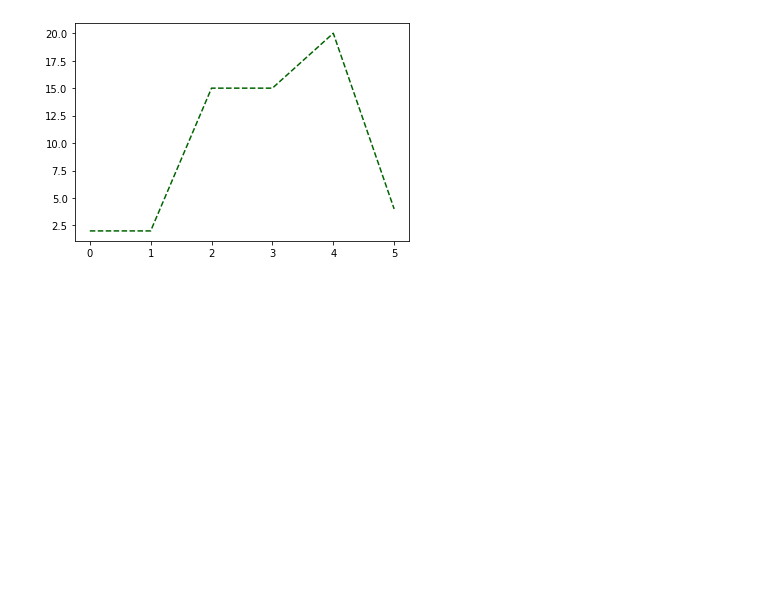
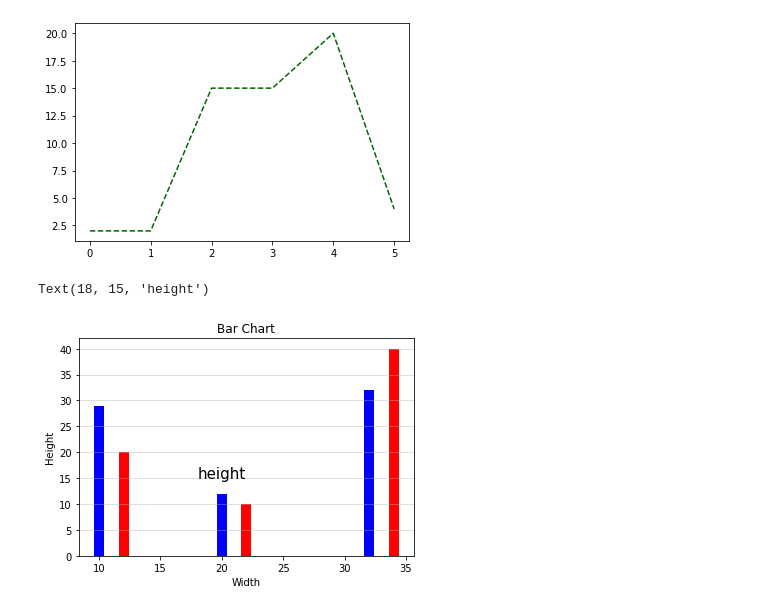
Before and after one commit to ashleyrabanales/8410_Projects, a Jupyter notebook: Lessons/week10.visualizations.ipynb, the cells around one changed output. Drawn from its saved outputs; the diff is of its cells as text; code cells hidden in the pictures; blank space fills up the shorter version.

```diff
--- a/Lessons/week10.visualizations.ipynb
+++ b/Lessons/week10.visualizations.ipynb
@@ -63,3 +64,21 @@ plt.plot(ypoints, linestyle = 'dashed', color='darkgreen') #by default, x starts
 # %% [output]
 [<matplotlib.lines.Line2D at 0x...>]
 [figure]
+# %%
+x = [10, 20,32]
+y = [29, 12, 32]
+
+x2 =[12,22, 34]
+y2 = [20, 10, 40]
+
+plt.bar(x, y, color='blue')
+plt.bar(x2, y2, color = 'red')
+plt.title('Bar Chart')
+plt.ylabel('Height')
+plt.xlabel('Width')
+plt.grid(axis='y', alpha = 0.5)
+
+plt.text(18, 15, "height", size =15)
+# %% [output]
+Text(18, 15, 'height')
+[figure, added]
```
Also changed, not shown: parts of 3 cells of this notebook.
